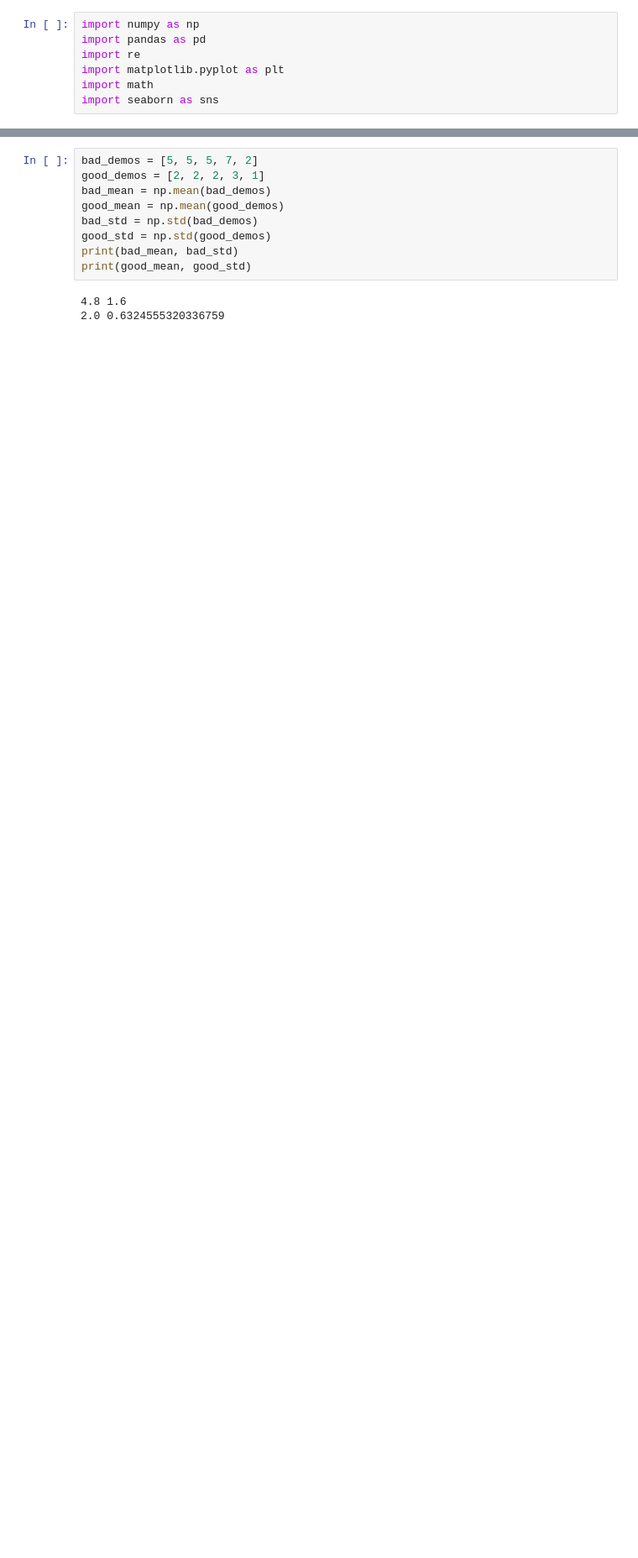
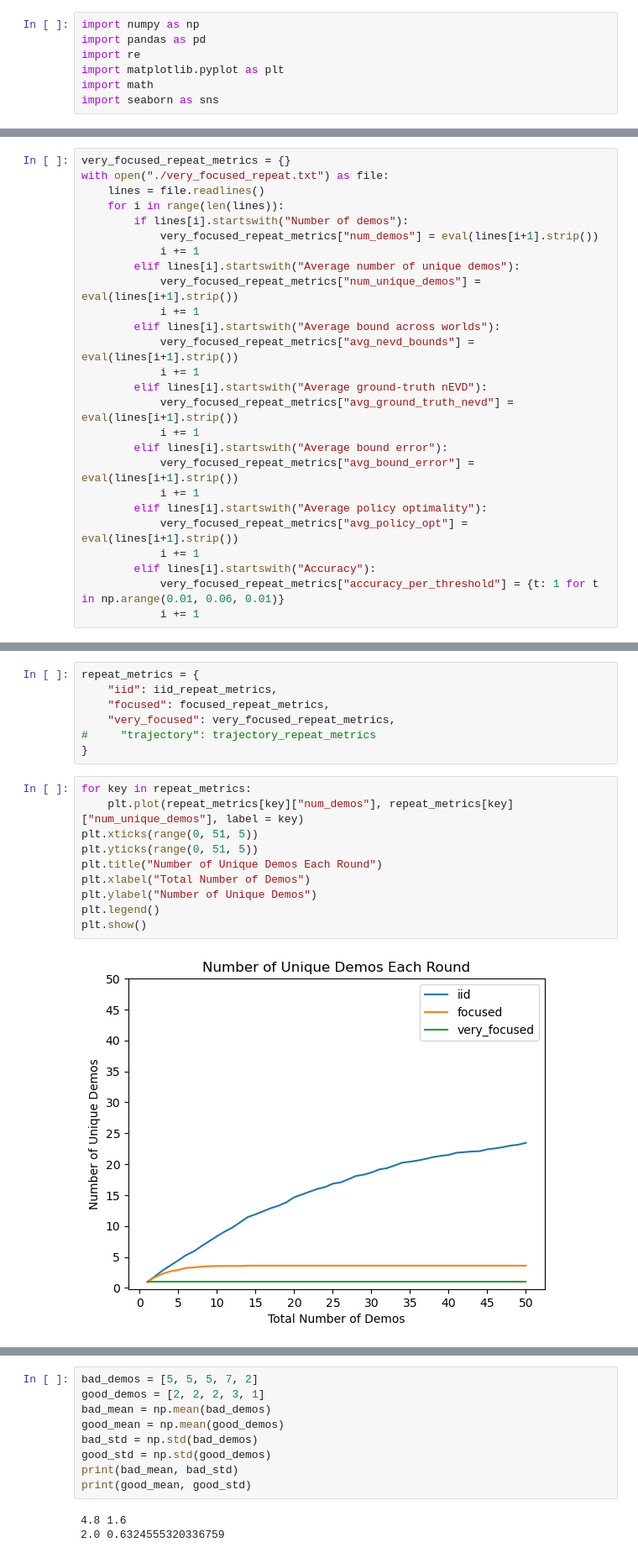
Before and after one commit to dsbrown1331/birl, a Jupyter notebook: plots.ipynb, the cells around one changed output, grey strips where cells are left out. Shown at 84% size. Drawn from its saved outputs; the diff is of its cells as text; blank space fills up the shorter version.

Commit message:
both repeat exp setup, tweak lavaworld

```diff
--- a/plots.ipynb
+++ b/plots.ipynb
@@ -7,0 +62,26 @@ import seaborn as sns
+# %%
+very_focused_repeat_metrics = {}
+with open("./very_focused_repeat.txt") as file:
+    lines = file.readlines()
+    for i in range(len(lines)):
+        if lines[i].startswith("Number of demos"):
+            very_focused_repeat_metrics["num_demos"] = eval(lines[i+1].strip())
+            i += 1
+        elif lines[i].startswith("Average number of unique demos"):
+            very_focused_repeat_metrics["num_unique_demos"] = eval(lines[i+1].strip())
+            i += 1
+        elif lines[i].startswith("Average bound across worlds"):
+            very_focused_repeat_metrics["avg_nevd_bounds"] = eval(lines[i+1].strip())
+            i += 1
+        elif lines[i].startswith("Average ground-truth nEVD"):
+            very_focused_repeat_metrics["avg_ground_truth_nevd"] = eval(lines[i+1].strip())
+            i += 1
+        elif lines[i].startswith("Average bound error"):
+            very_focused_repeat_metrics["avg_bound_error"] = eval(lines[i+1].strip())
+            i += 1
+        elif lines[i].startswith("Average policy optimality"):
+            very_focused_repeat_metrics["avg_policy_opt"] = eval(lines[i+1].strip())
+            i += 1
+        elif lines[i].startswith("Accuracy"):
+            very_focused_repeat_metrics["accuracy_per_threshold"] = {t: 1 for t in np.arange(0.01, 0.06, 0.01)}
+            i += 1
@@ -7,0 +114,19 @@ import seaborn as sns
+# %%
+repeat_metrics = {
+    "iid": iid_repeat_metrics,
+    "focused": focused_repeat_metrics,
+    "very_focused": very_focused_repeat_metrics,
+#     "trajectory": trajectory_repeat_metrics
+}
+# %%
+for key in repeat_metrics:
+    plt.plot(repeat_metrics[key]["num_demos"], repeat_metrics[key]["num_unique_demos"], label = key)
+plt.xticks(range(0, 51, 5))
+plt.yticks(range(0, 51, 5))
+plt.title("Number of Unique Demos Each Round")
+plt.xlabel("Total Number of Demos")
+plt.ylabel("Number of Unique Demos")
+plt.legend()
+plt.show()
+# %% [output]
+[figure, added]
```
Also changed, not shown: parts of 11 cells of this notebook, 5 other files.
